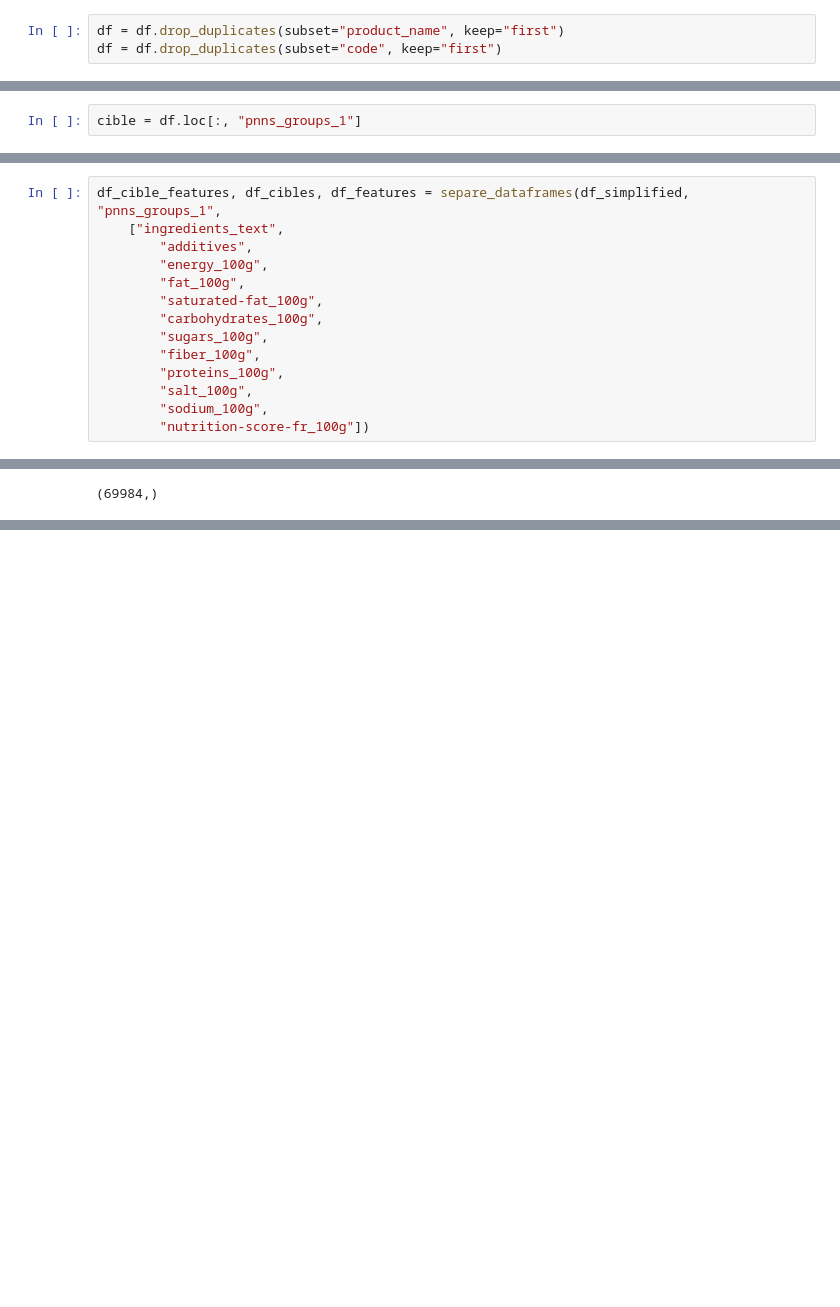
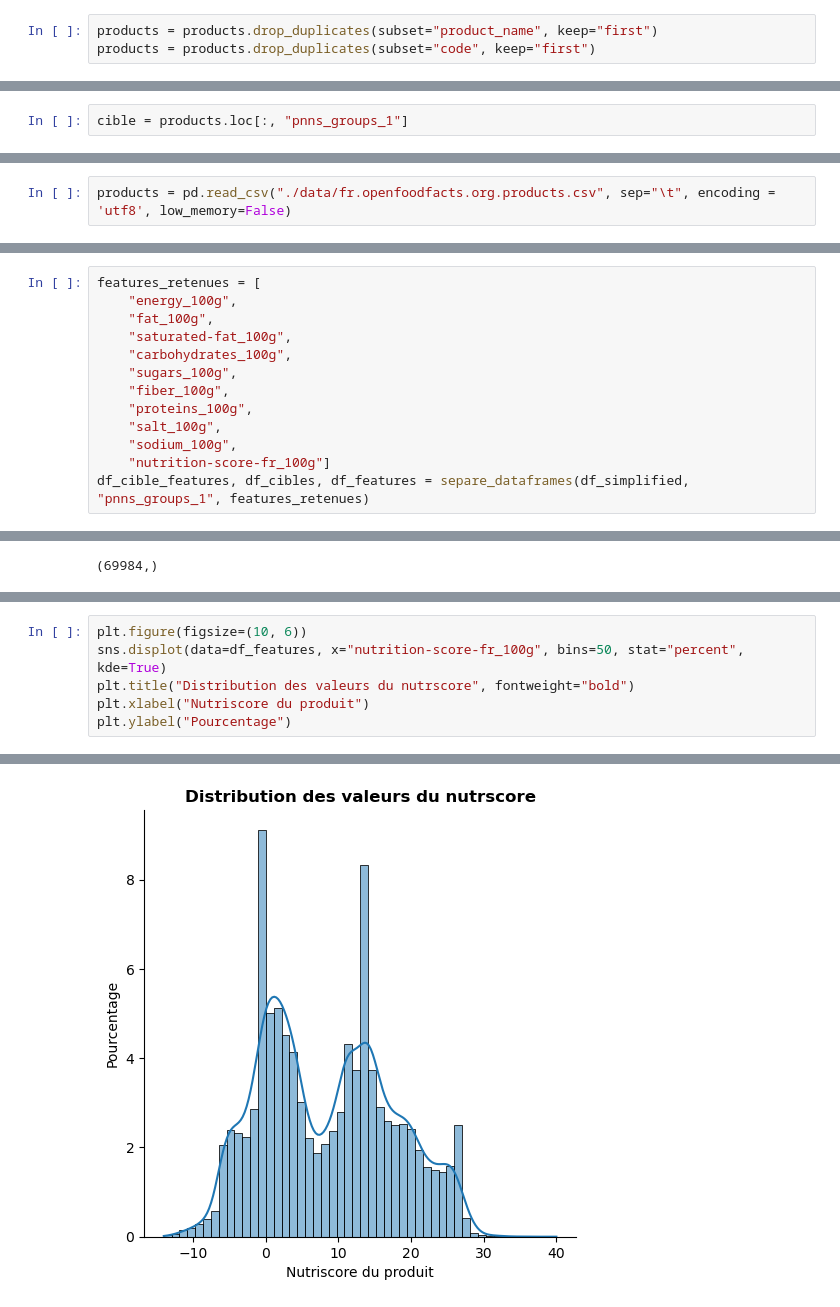
Before and after one commit to lalende/OpenClassRooms-Certification-Data-Scientist, a Jupyter notebook: Projet 3 - Préparez des donneés pour un organisme de santé publique/Projet 3.ipynb, the cells around one changed output, grey strips where cells are left out. Drawn from its saved outputs; the diff is of its cells as text; blank space fills up the shorter version.

```diff
--- a/Projet 3 - Préparez des donneés pour un organisme de santé publique/Projet 3.ipynb
+++ b/Projet 3 - Préparez des donneés pour un organisme de santé publique/Projet 3.ipynb
@@ -283,6 +242,6 @@ df = products.loc[products["pnns_groups_1"].notnull(), :]
 # %% [markdown]
 Nous allons à présent supprimer les doublons de produits, d'après leur nom ou leur code (code barre)
 # %%
-df = df.drop_duplicates(subset="product_name", keep="first")
-df = df.drop_duplicates(subset="code", keep="first")
+products = products.drop_duplicates(subset="product_name", keep="first")
+products = products.drop_duplicates(subset="code", keep="first")
 # %% [markdown]
@@ -290,7 +249,7 @@ df = df.drop_duplicates(subset="code", keep="first")
 # %% [markdown]
 Créons une dataframe pour stocker nos valeurs cibles
 # %%
-cible = df.loc[:, "pnns_groups_1"]
+cible = products.loc[:, "pnns_groups_1"]
 # %% [markdown]
 Supprimons la cible de notre dataframe
 # %%
@@ -375,6 +336,8 @@ Afin de nous permettre d'effectuer notre sélection, nous allons créer une prem
 - Le premier est le dataframe d'oirigine simplifié (avec les pré-tris effectuésn et sans doublons)
 - Le second contenant la liste des potentielles cibles, avec leur taux de remplissage
 - Le troisième contenant la liste des potentielles features, avec leur taux de remplissage
+# %%
+products = pd.read_csv("./data/fr.openfoodfacts.org.products.csv", sep="\t", encoding = 'utf8', low_memory=False)
 # %%
 def selection_cible_features(products) :
     data = products.copy(deep=False)
@@ -508,19 +471,18 @@ df_features_potentielles
 # %% [markdown]
 A présent effectuons notre sélection et exécutons notre deuxième fonction :
 # %%
-df_cible_features, df_cibles, df_features = separe_dataframes(df_simplified, "pnns_groups_1",
-    ["ingredients_text",
-        "additives",
-        "energy_100g",
-        "fat_100g",
-        "saturated-fat_100g",
-        "carbohydrates_100g",
-        "sugars_100g",
-        "fiber_100g",
-        "proteins_100g",
-        "salt_100g",
-        "sodium_100g",
-        "nutrition-score-fr_100g"])
+features_retenues = [
+    "energy_100g",
+    "fat_100g",
+    "saturated-fat_100g",
+    "carbohydrates_100g",
+    "sugars_100g",
+    "fiber_100g",
+    "proteins_100g",
+    "salt_100g",
+    "sodium_100g",
+    "nutrition-score-fr_100g"]
+df_cible_features, df_cibles, df_features = separe_dataframes(df_simplified, "pnns_groups_1", features_retenues)
 # %%
 df_cible_features.shape
 # %% [output]
@@ -535,0 +518,7 @@ df_features.shape
+# %%
+plt.figure(figsize=(10, 6))
+sns.displot(data=df_features, x="nutrition-score-fr_100g", bins=50, stat="percent", kde=True)
+plt.title("Distribution des valeurs du nutrscore", fontweight="bold")
+plt.xlabel("Nutriscore du produit")
+plt.ylabel("Pourcentage")
+# %% [output]
@@ -535,0 +527 @@ df_features.shape
+[figure, added]
```
Also changed, not shown: parts of 77 cells of this notebook.
